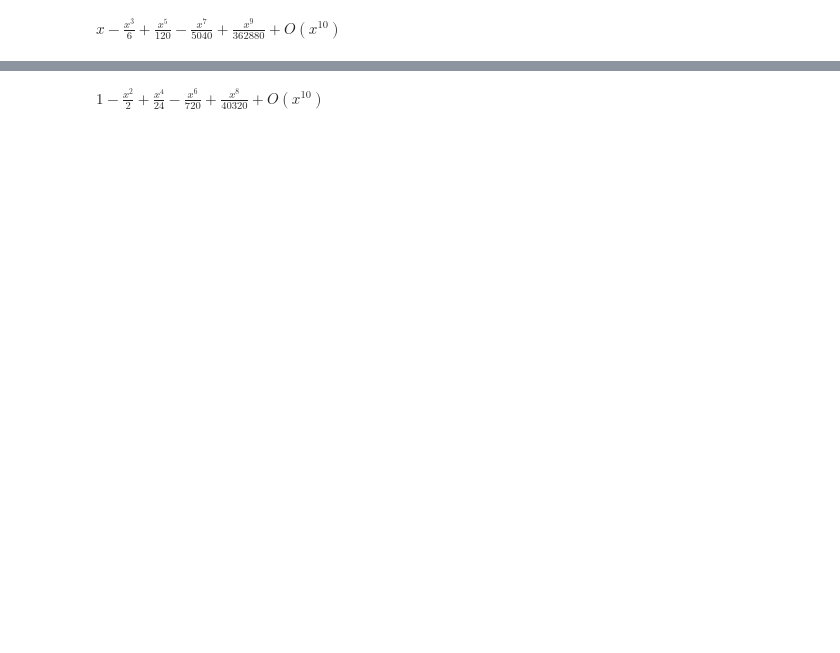
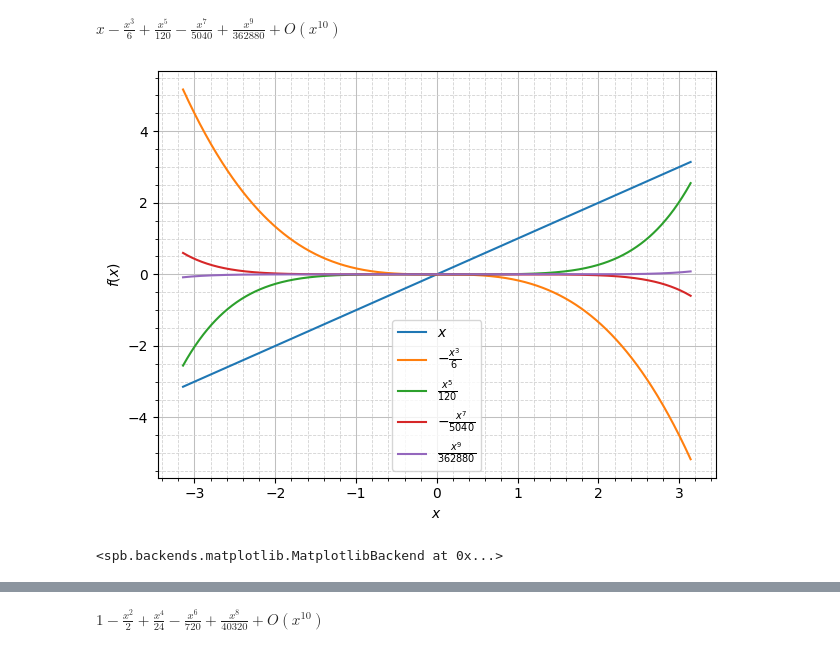
Before and after one commit to James-G-Hill/Sympy-Companion-to-Mathematics-Form-and-Function, a Jupyter notebook: ch06_concepts_of_calculus/08_approximations_and_taylors_series.ipynb, the cells around one changed output, grey strips where cells are left out. Cells and saved outputs as stored; diff of their text form; code cells hidden in the pictures; blank space fills up the shorter version.

```diff
--- a/ch06_concepts_of_calculus/08_approximations_and_taylors_series.ipynb
+++ b/ch06_concepts_of_calculus/08_approximations_and_taylors_series.ipynb
@@ -115,4 +139,13 @@ $\displaystyle 1 + x + \frac{x^{2}}{2} + \frac{x^{3}}{6} + \frac{x^{4}}{24} + \f
 # %%
-sin(x).series(n=10)
+sin_x = sin(x).series(n=10)
+sin_x
 # %% [output]
 $\displaystyle x - \frac{x^{3}}{6} + \frac{x^{5}}{120} - \frac{x^{7}}{5040} + \frac{x^{9}}{362880} + O\left(x^{10}\right)$
+# %%
+plot(
+    *sin_x.as_ordered_terms()[:5],
+    (x, -pi, pi)
+)
+# %% [output]
+[figure, added]
+<spb.backends.matplotlib.MatplotlibBackend at 0x...>
```
Also changed, not shown: parts of 11 cells of this notebook.
